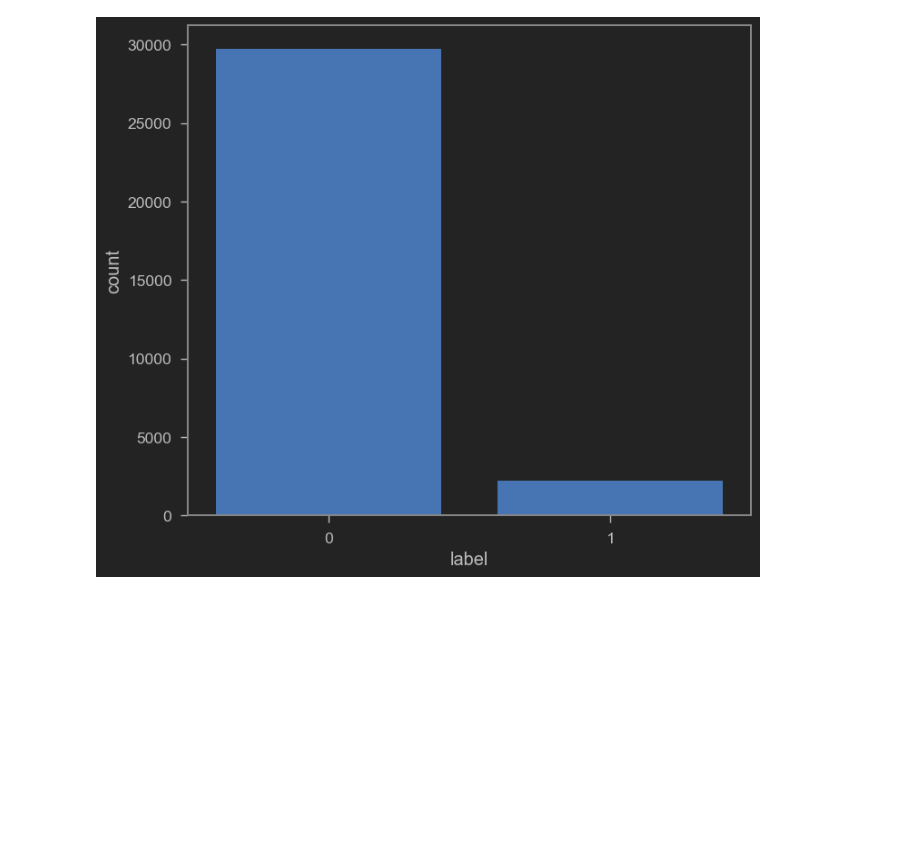
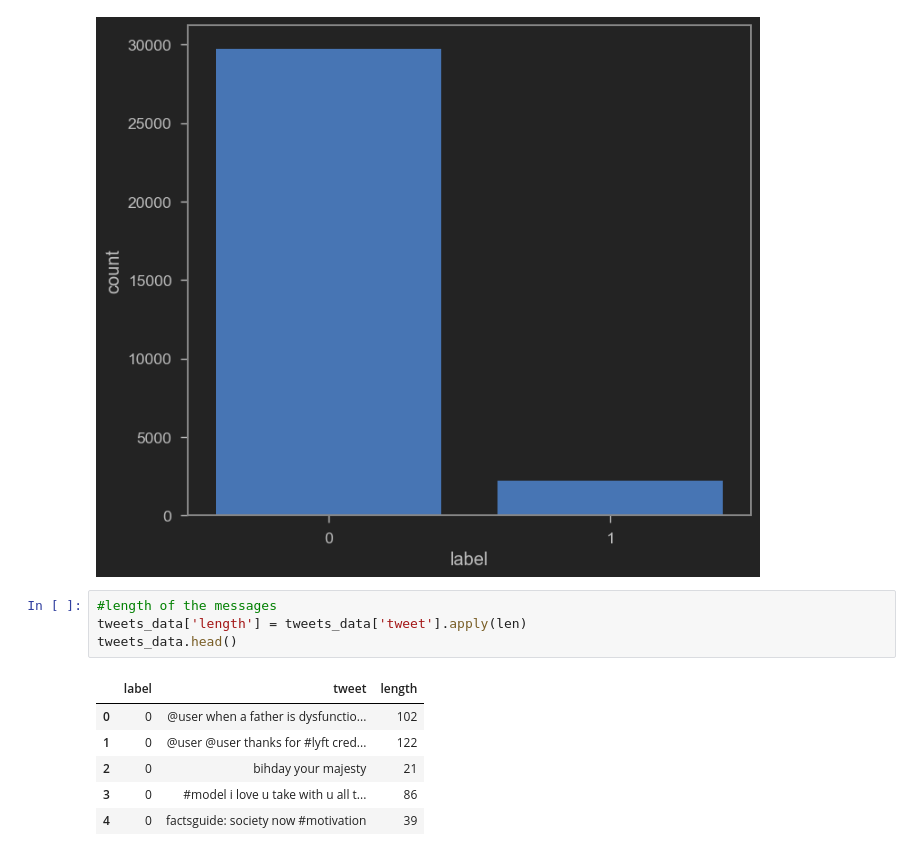
Before and after one commit to krishnanshh/Twitter-Sentiment-Analysis, a Jupyter notebook: twitter_sentiment_analysis_main.ipynb, the cells around one changed output. Drawn from its saved outputs; the diff is of its cells as text; blank space fills up the shorter version.

```diff
--- a/twitter_sentiment_analysis_main.ipynb
+++ b/twitter_sentiment_analysis_main.ipynb
@@ -64,3 +60,14 @@ sns.countplot(x='label', data=tweets_data)
 # %% [output]
 <Axes: xlabel='label', ylabel='count'>
 [figure]
+# %%
+#length of the messages
+tweets_data['length'] = tweets_data['tweet'].apply(len)
+tweets_data.head()
+# %% [output]
+|  | label | tweet | length |
+| 0 | 0 | @user when a father is dysfunctio... | 102 |
+| 1 | 0 | @user @user thanks for #lyft cred... | 122 |
+| 2 | 0 | bihday your majesty | 21 |
+| 3 | 0 | #model i love u take with u all t... | 86 |
+| 4 | 0 | factsguide: society now #motivation | 39 |
```
Also changed, not shown: parts of 12 cells of this notebook.
